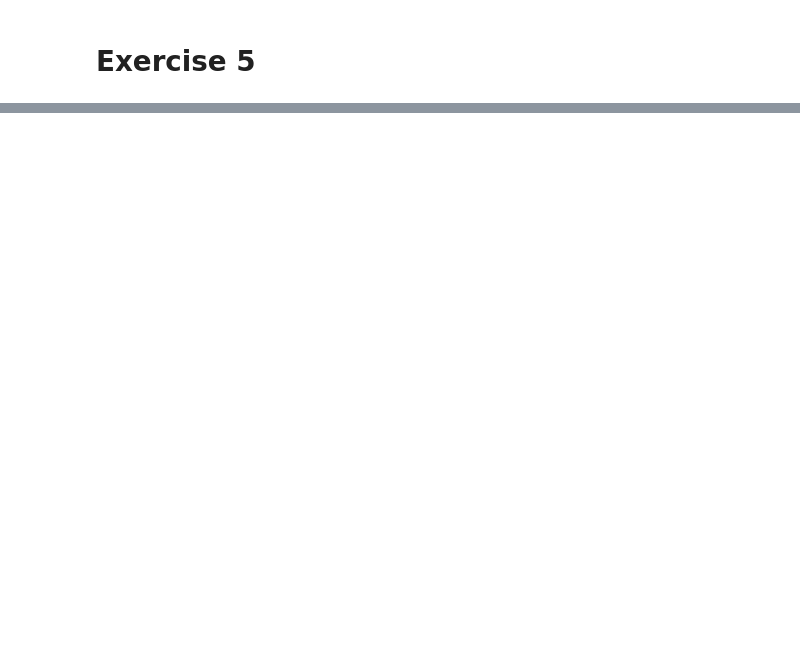
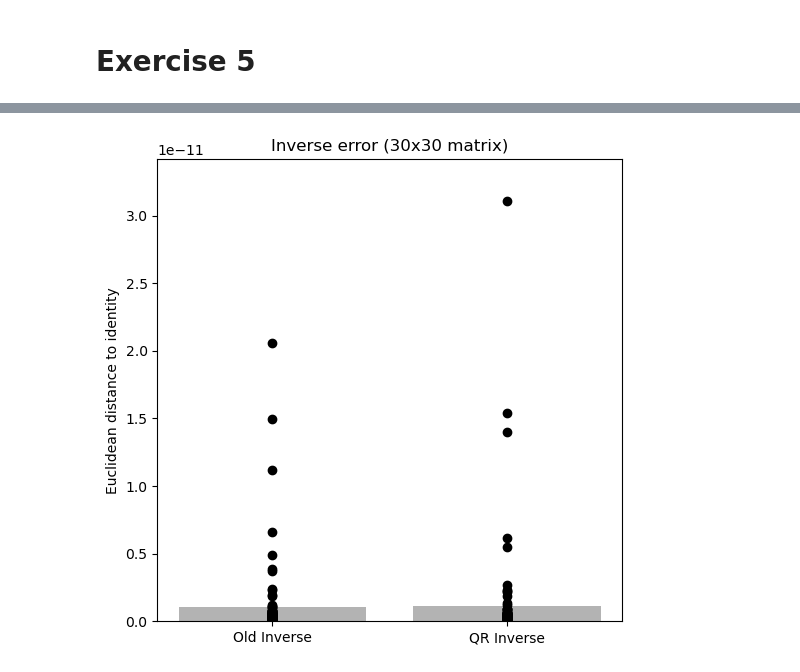
Before and after one commit to rufuspetrie/python_linear_algebra, a Jupyter notebook: chapter 9.ipynb, the cells around one changed output, grey strips where cells are left out. Saved outputs shown, nothing was run; the diff lists cells and outputs as text; code cells hidden in the pictures; blank space fills up the shorter version.

```diff
--- a/chapter 9.ipynb
+++ b/chapter 9.ipynb
@@ -8,2 +67,16 @@ import matplotlib.pyplot as plt
 # %% [markdown]
 # Exercise 3
+# %%
+A = np.random.randn(6,6)
+U = np.linalg.qr(A)[0]
+Q, R = np.linalg.qr(U)
+print(np.round(R, 8), "\n")
+
+for i in range(Q.shape[1]):
+    Q[:,i] *= (i + 10)
+Q, R = np.linalg.qr(Q)
+print(np.round(R, 8), "\n")
+
+U[0,3] = 0
+Q, R = np.linalg.qr(U)
+print(np.round(R, 10))
@@ -14,2 +179,27 @@ import matplotlib.pyplot as plt
+# %%
+n = 30
+reps = 100
+sse = np.zeros((reps,2))
+true_I = np.eye(n)
+
+for i in range(reps):
+    A = np.random.randn(n,n)
+    AAi_old = A @ old_inv(A)
+    Q, R = np.linalg.qr(A)
+    AAi_qr = A @ old_inv(R) @ Q.T
+    sse[i,0] = np.sqrt(np.sum((AAi_old-true_I)**2))
+    sse[i,1] = np.sqrt(np.sum((AAi_qr-true_I)**2))
+
+plt.figure(figsize = (6,6))
+plt.plot(np.zeros(reps), sse[:,0], "ko")
+plt.plot(np.ones(reps), sse[:,1], "ko")
+plt.bar(range(2), np.mean(sse, axis = 0), color = 3*[0.7])
+plt.xticks(range(2), labels = ["Old Inverse", "QR Inverse"])
+plt.ylim([0, np.max(sse)*1.1])
+plt.ylabel("Euclidean distance to identity")
+plt.title(f"Inverse error ({n}x{n} matrix)")
+plt.savefig('Figure_09_04b.png',dpi=300)
+# %% [output]
+[figure, added]
 # %% [markdown]
 # Exercise 6
```
Also changed, not shown: parts of 17 cells of this notebook, 3 other files.
